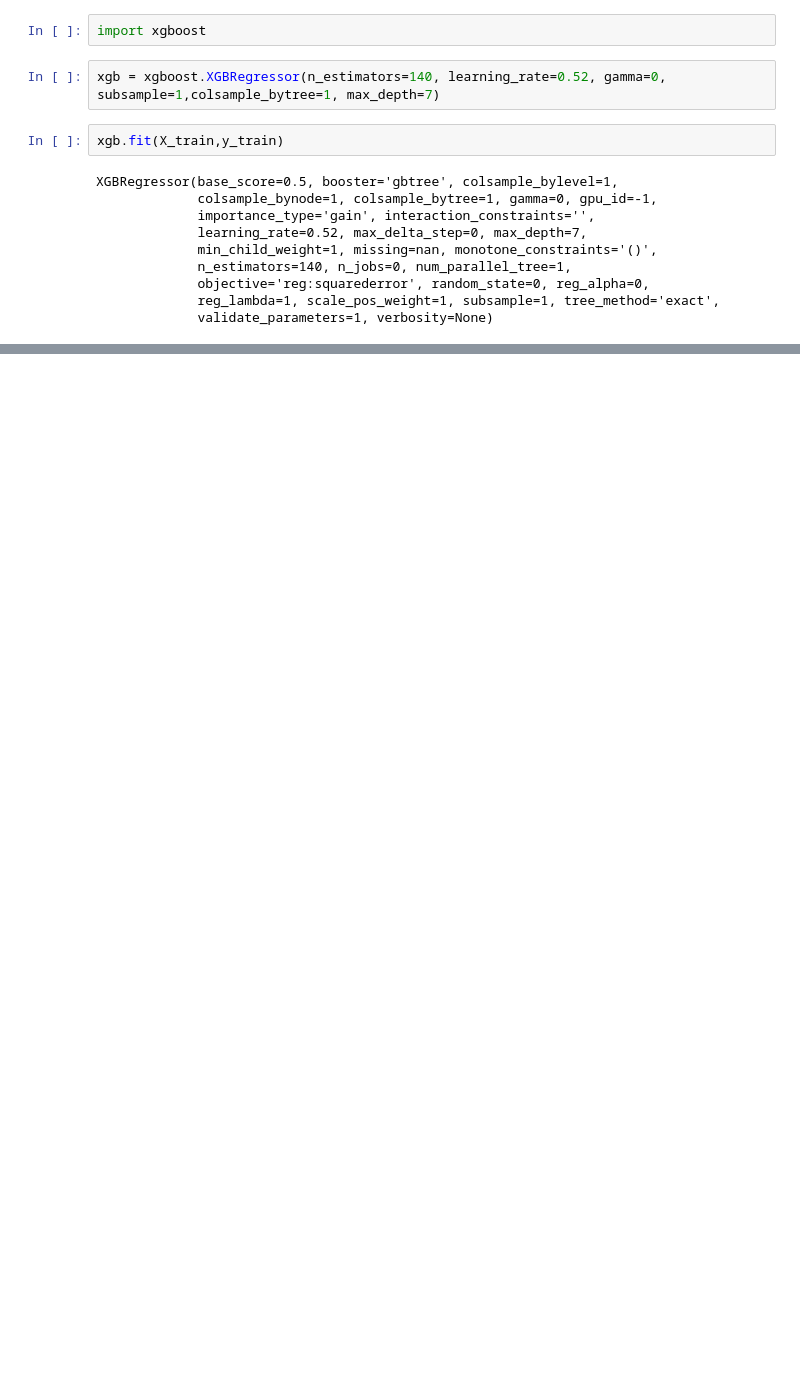
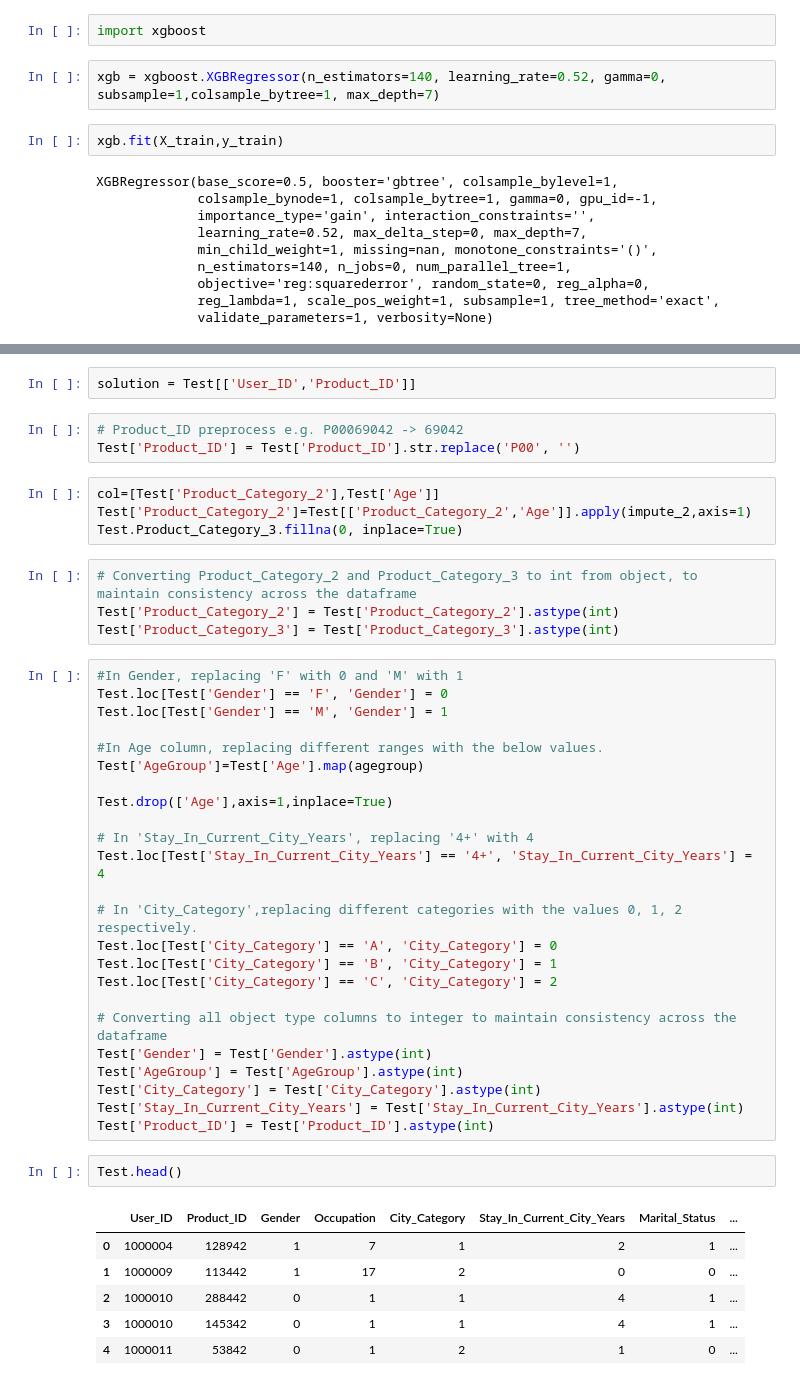
Before and after one commit to hrishikeshchavan99/Black-Friday-Dataset, a Jupyter notebook: Fine Tuning.ipynb, the cells around one changed output, grey strips where cells are left out. Cells and saved outputs as stored; diff of their text form; blank space fills up the shorter version.

```diff
--- a/Fine Tuning.ipynb
+++ b/Fine Tuning.ipynb
@@ -275,0 +291,46 @@ As our model predict results with almost same rmse even for training set, we can
+# %%
+solution = Test[['User_ID','Product_ID']]
+# %%
+# Product_ID preprocess e.g. P00069042 -> 69042
+Test['Product_ID'] = Test['Product_ID'].str.replace('P00', '')
+# %%
+col=[Test['Product_Category_2'],Test['Age']]
+Test['Product_Category_2']=Test[['Product_Category_2','Age']].apply(impute_2,axis=1)
+Test.Product_Category_3.fillna(0, inplace=True)
+# %%
+# Converting Product_Category_2 and Product_Category_3 to int from object, to maintain consistency across the dataframe
+Test['Product_Category_2'] = Test['Product_Category_2'].astype(int)
+Test['Product_Category_3'] = Test['Product_Category_3'].astype(int)
+# %%
+#In Gender, replacing 'F' with 0 and 'M' with 1
+Test.loc[Test['Gender'] == 'F', 'Gender'] = 0
+Test.loc[Test['Gender'] == 'M', 'Gender'] = 1
+
+#In Age column, replacing different ranges with the below values.
+Test['AgeGroup']=Test['Age'].map(agegroup)
+
+Test.drop(['Age'],axis=1,inplace=True)
+
+# In 'Stay_In_Current_City_Years', replacing '4+' with 4
+Test.loc[Test['Stay_In_Current_City_Years'] == '4+', 'Stay_In_Current_City_Years'] = 4
+
+# In 'City_Category',replacing different categories with the values 0, 1, 2 respectively.
+Test.loc[Test['City_Category'] == 'A', 'City_Category'] = 0
+Test.loc[Test['City_Category'] == 'B', 'City_Category'] = 1
+Test.loc[Test['City_Category'] == 'C', 'City_Category'] = 2
+
+# Converting all object type columns to integer to maintain consistency across the dataframe
+Test['Gender'] = Test['Gender'].astype(int)
+Test['AgeGroup'] = Test['AgeGroup'].astype(int)
+Test['City_Category'] = Test['City_Category'].astype(int)
+Test['Stay_In_Current_City_Years'] = Test['Stay_In_Current_City_Years'].astype(int)
+Test['Product_ID'] = Test['Product_ID'].astype(int)
+# %%
+Test.head()
+# %% [output]
+|  | User_ID | Product_ID | Gender | Occupation | City_Category | Stay_In_Current_City_Years | Marital_Status | ... |
+| 0 | 1000004 | 128942 | 1 | 7 | 1 | 2 | 1 | ... |
+| 1 | 1000009 | 113442 | 1 | 17 | 2 | 0 | 0 | ... |
+| 2 | 1000010 | 288442 | 0 | 1 | 1 | 4 | 1 | ... |
+| 3 | 1000010 | 145342 | 0 | 1 | 1 | 4 | 1 | ... |
+| 4 | 1000011 | 53842 | 0 | 1 | 2 | 1 | 0 | ... |
```
Also changed, not shown: parts of 29 cells of this notebook.
